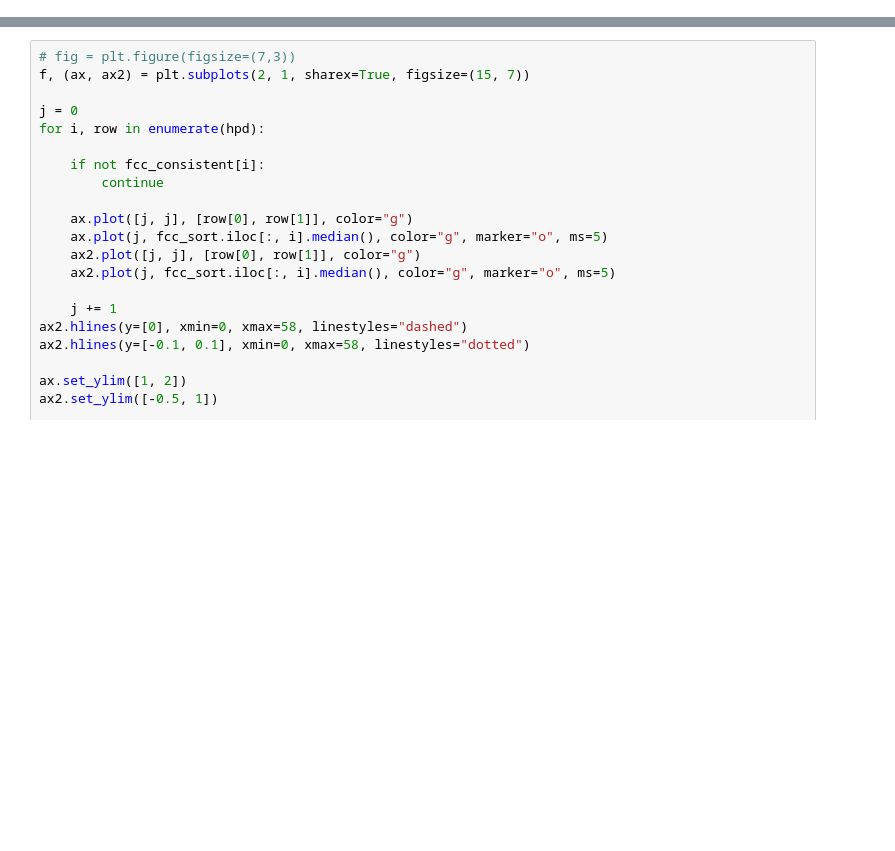
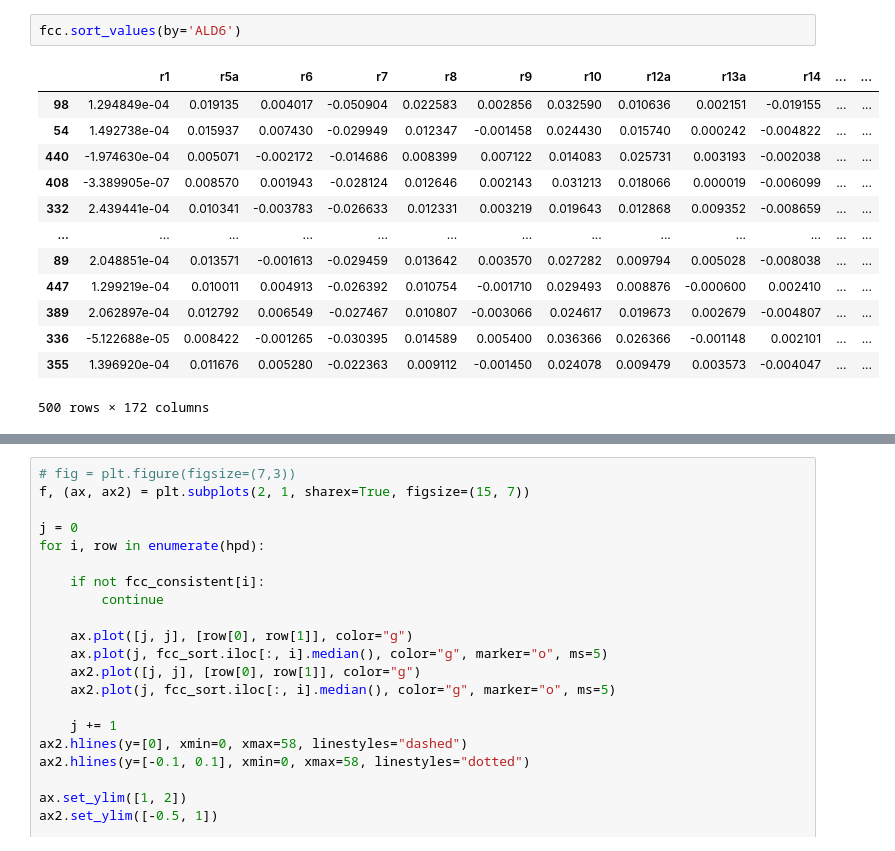
Before and after one commit to AgileBioFoundry/AspergillusQ4Milestone, a Jupyter notebook: notebooks/fcc_plots.ipynb, the cells around one changed output, grey strips where cells are left out. Cells and saved outputs as stored; diff of their text form; blank space fills up the shorter version.

```diff
--- a/notebooks/fcc_plots.ipynb
+++ b/notebooks/fcc_plots.ipynb
@@ -218,0 +265,16 @@ fcc  # = fcc.rename(columns={'Biomass_Ecoli_core_w_GAM': "Biomass"})
+# %%
+fcc.sort_values(by='ALD6')
+# %% [output]
+|  | r1 | r5a | r6 | r7 | r8 | r9 | r10 | r12a | r13a | r14 | ... | ... |
+| 98 | 1.294849e-04 | 0.019135 | 0.004017 | -0.050904 | 0.022583 | 0.002856 | 0.032590 | 0.010636 | 0.002151 | -0.019155 | ... | ... |
+| 54 | 1.492738e-04 | 0.015937 | 0.007430 | -0.029949 | 0.012347 | -0.001458 | 0.024430 | 0.015740 | 0.000242 | -0.004822 | ... | ... |
+| 440 | -1.974630e-04 | 0.005071 | -0.002172 | -0.014686 | 0.008399 | 0.007122 | 0.014083 | 0.025731 | 0.003193 | -0.002038 | ... | ... |
+| 408 | -3.389905e-07 | 0.008570 | 0.001943 | -0.028124 | 0.012646 | 0.002143 | 0.031213 | 0.018066 | 0.000019 | -0.006099 | ... | ... |
+| 332 | 2.439441e-04 | 0.010341 | -0.003783 | -0.026633 | 0.012331 | 0.003219 | 0.019643 | 0.012868 | 0.009352 | -0.008659 | ... | ... |
+| ... | ... | ... | ... | ... | ... | ... | ... | ... | ... | ... | ... | ... |
+| 89 | 2.048851e-04 | 0.013571 | -0.001613 | -0.029459 | 0.013642 | 0.003570 | 0.027282 | 0.009794 | 0.005028 | -0.008038 | ... | ... |
+| 447 | 1.299219e-04 | 0.010011 | 0.004913 | -0.026392 | 0.010754 | -0.001710 | 0.029493 | 0.008876 | -0.000600 | 0.002410 | ... | ... |
+| 389 | 2.062897e-04 | 0.012792 | 0.006549 | -0.027467 | 0.010807 | -0.003066 | 0.024617 | 0.019673 | 0.002679 | -0.004807 | ... | ... |
+| 336 | -5.122688e-05 | 0.008422 | -0.001265 | -0.030395 | 0.014589 | 0.005400 | 0.036366 | 0.026366 | -0.001148 | 0.002101 | ... | ... |
+| 355 | 1.396920e-04 | 0.011676 | 0.005280 | -0.022363 | 0.009112 | -0.001450 | 0.024078 | 0.009479 | 0.003573 | -0.004047 | ... | ... |
+500 rows × 172 columns
```
Also changed, not shown: parts of 33 cells of this notebook, 11 other files.
